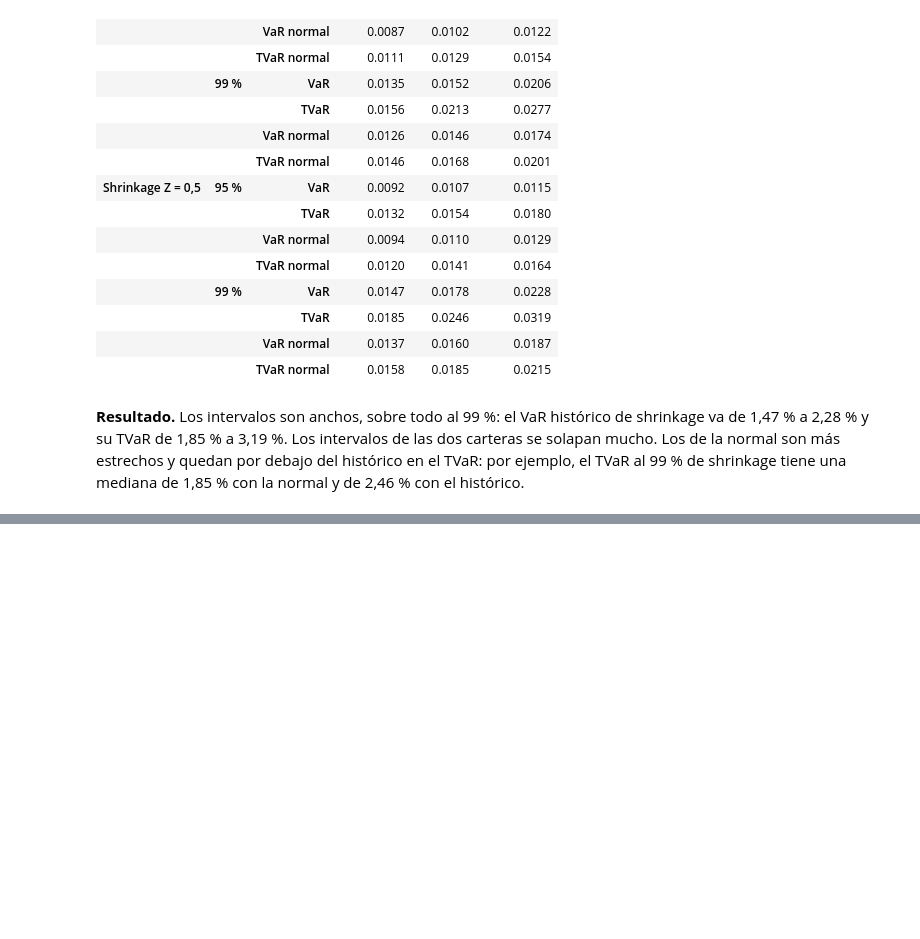
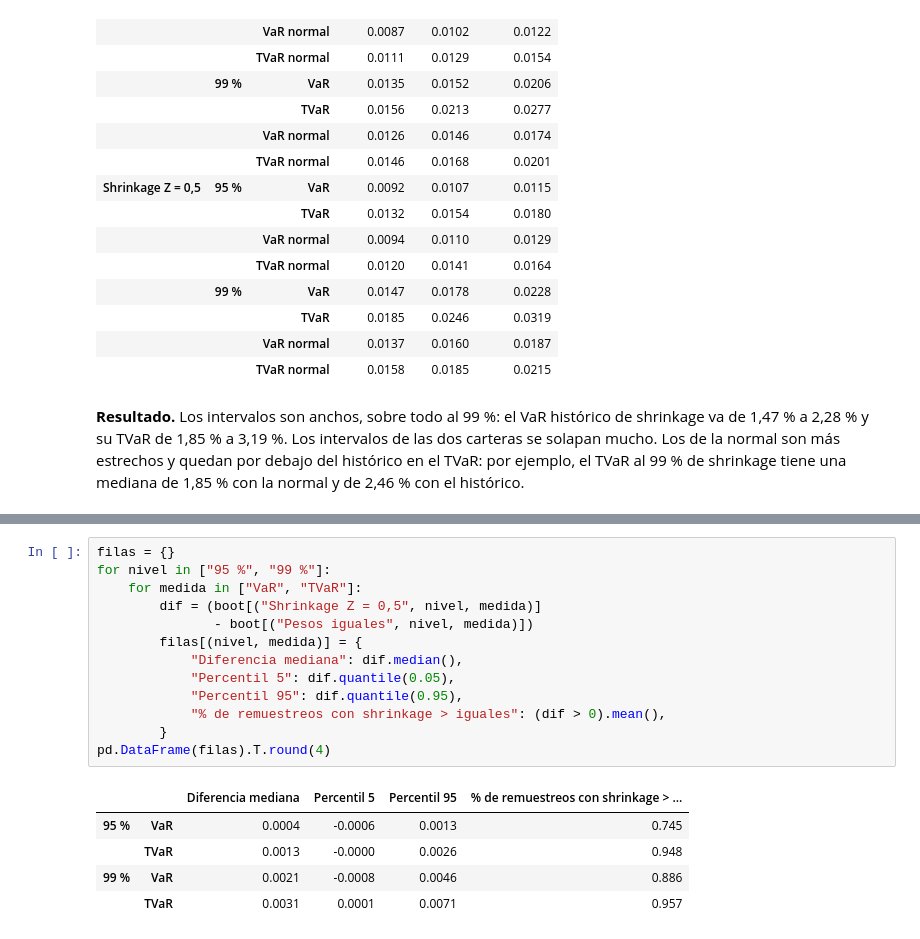
Before and after one commit to mnayala100/proyecto-cartera-markowitz, a Jupyter notebook: notebooks/07_var_tvar.ipynb, the cells around one changed output, grey strips where cells are left out. Drawn from its saved outputs; the diff is of its cells as text; blank space fills up the shorter version.

```diff
--- a/notebooks/07_var_tvar.ipynb
+++ b/notebooks/07_var_tvar.ipynb
@@ -203,0 +221,19 @@ resumen.round(4)
+# %%
+filas = {}
+for nivel in ["95 %", "99 %"]:
+    for medida in ["VaR", "TVaR"]:
+        dif = (boot[("Shrinkage Z = 0,5", nivel, medida)]
+               - boot[("Pesos iguales", nivel, medida)])
+        filas[(nivel, medida)] = {
+            "Diferencia mediana": dif.median(),
+            "Percentil 5": dif.quantile(0.05),
+            "Percentil 95": dif.quantile(0.95),
+            "% de remuestreos con shrinkage > iguales": (dif > 0).mean(),
+        }
+pd.DataFrame(filas).T.round(4)
+# %% [output]
+|  |  | Diferencia mediana | Percentil 5 | Percentil 95 | % de remuestreos con shrinkage > ... |
+| 95 % | VaR | 0.0004 | -0.0006 | 0.0013 | 0.745 |
+|  | TVaR | 0.0013 | -0.0000 | 0.0026 | 0.948 |
+| 99 % | VaR | 0.0021 | -0.0008 | 0.0046 | 0.886 |
+|  | TVaR | 0.0031 | 0.0001 | 0.0071 | 0.957 |
```
Also changed, not shown: parts of 28 cells of this notebook.
